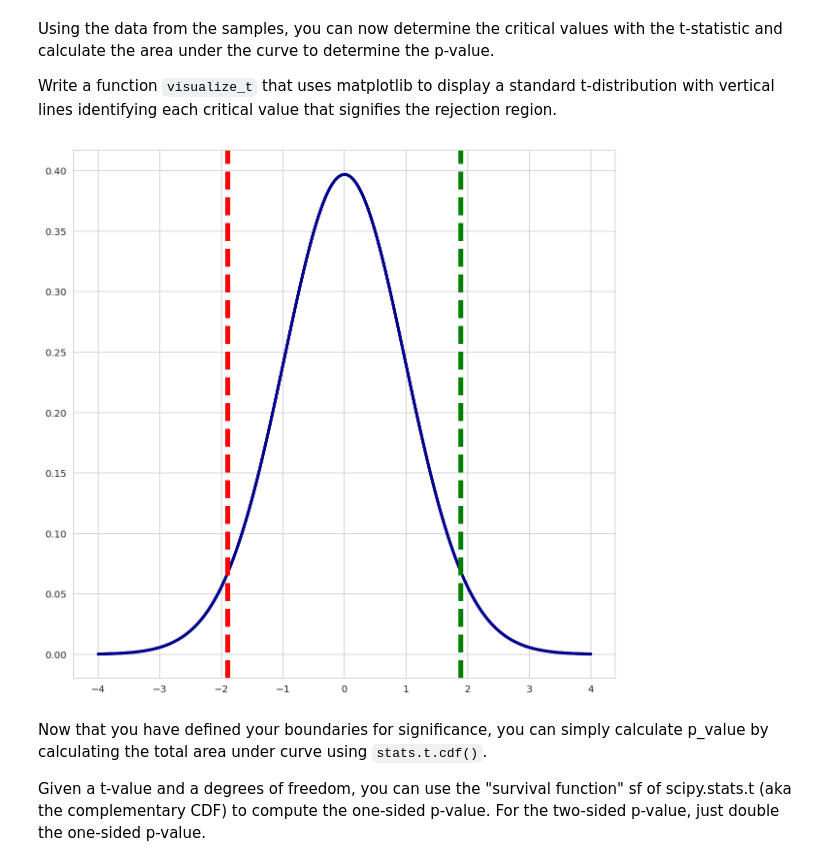
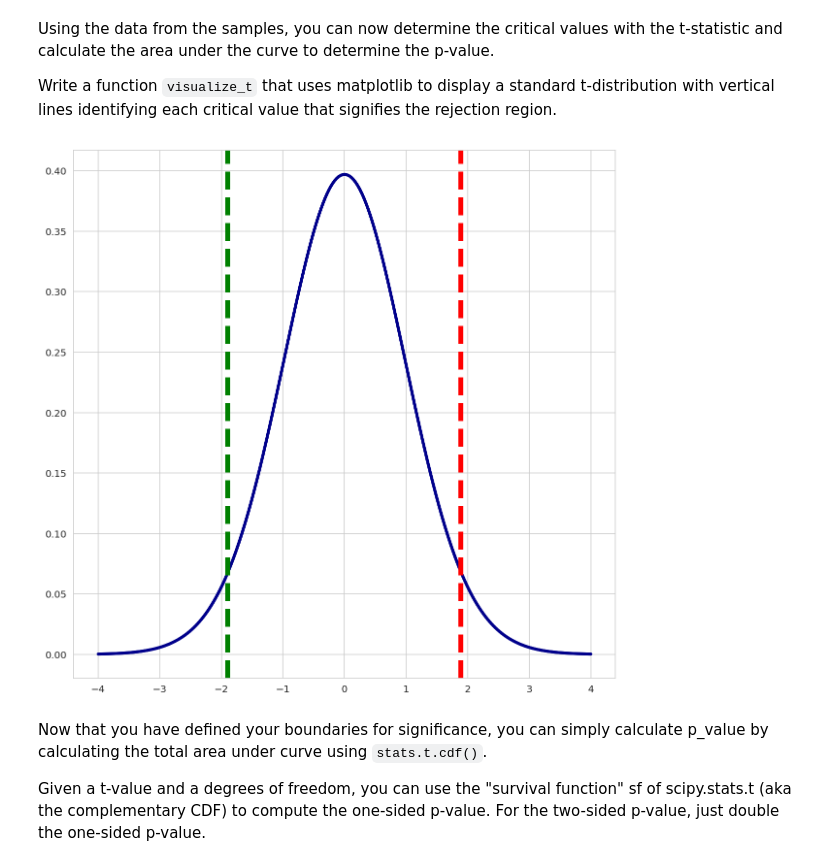
Before and after one commit to johnmarkdaniels/dsc-two-sample-t-tests-lab-dc-ds-career-042219, a Jupyter notebook: index.ipynb, the cells around one changed output. Saved outputs shown, nothing was run; the diff lists cells and outputs as text; code cells hidden in the pictures.

```diff
--- a/index.ipynb
+++ b/index.ipynb
@@ -163,30 +163,30 @@ Write a function `visualize_t` that uses matplotlib to display a standard t-dist
 # %%
 # Visualize t and p_value
 
 def visualize_t(t_stat, n_control, n_experimental):
     df = (n_control-1)
     xs = np.linspace(-4,4, 500)
     ys = stats.t.pdf(xs, df, 0,1)
     ys2 = stats.t.pdf(xs, n_experimental-1, 0,1)
     fig = plt.figure(figsize=(10,10))
     ax = fig.gca()
     ax.plot(xs,ys, linewidth=3, color='darkblue')
     ax.plot(xs,ys2, linewidth=3, color='darkblue')
 
-    ax.axvline(t_stat, color='red', linestyle='--', lw=5,label='t-statistic')
-    ax.axvline(-t_stat, color='green', linestyle='--', lw=5,label='Negative t-statistic')
+    ax.axvline(-t_stat, color='red', linestyle='--', lw=5,label='t-statistic')
+    ax.axvline(t_stat, color='green', linestyle='--', lw=5,label='Negative t-statistic')
     # initialize a matplotlib "figure"
     # generate points on the x axis between -4 and 4:
     # use stats.t.pdf to get values on the probability density function for the t-distribution
     # Draw two sided boundary for critical-t
 
     return
 
 n_control = len(control)
 n_experimental = len(experimental)
 visualize_t(t_stat, n_control, n_experimental)
 # %% [output]
-[figure, old version]
+[figure, new version]
 # %% [markdown]
 Now that you have defined your boundaries for significance, you can simply calculate p_value by calculating the total area under curve using `stats.t.cdf()`.
 
```
